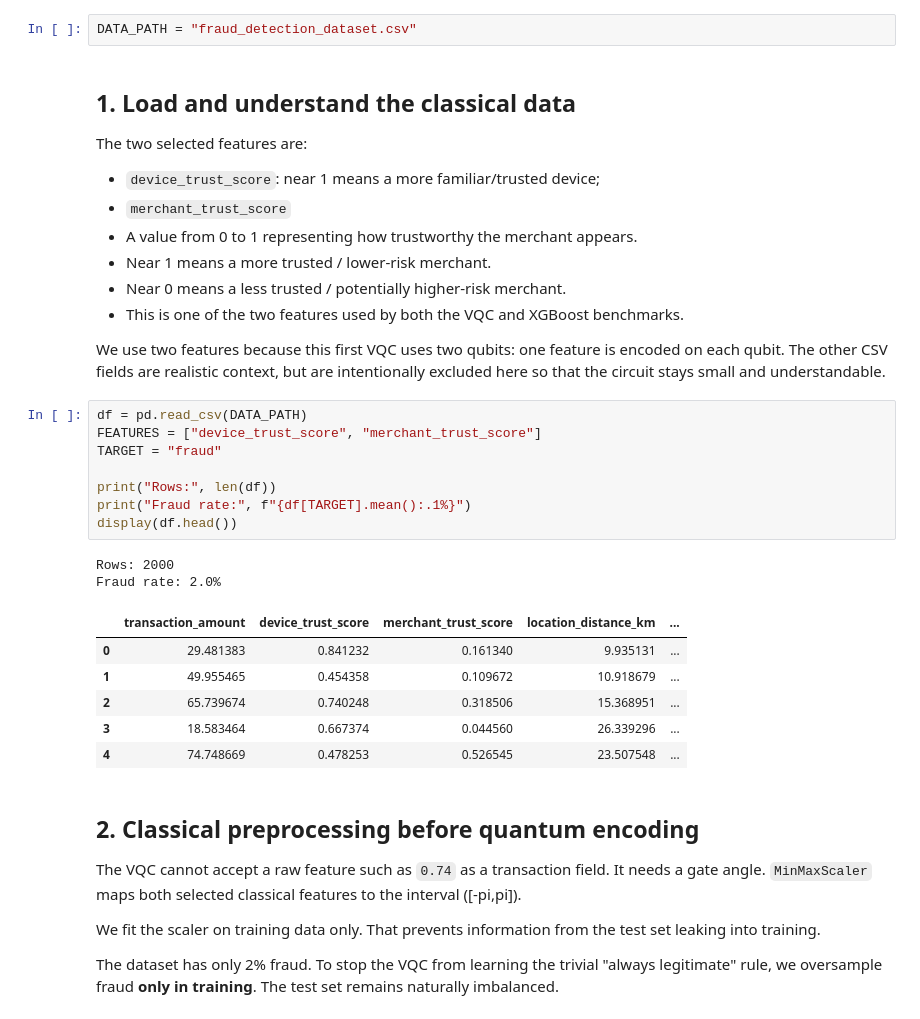
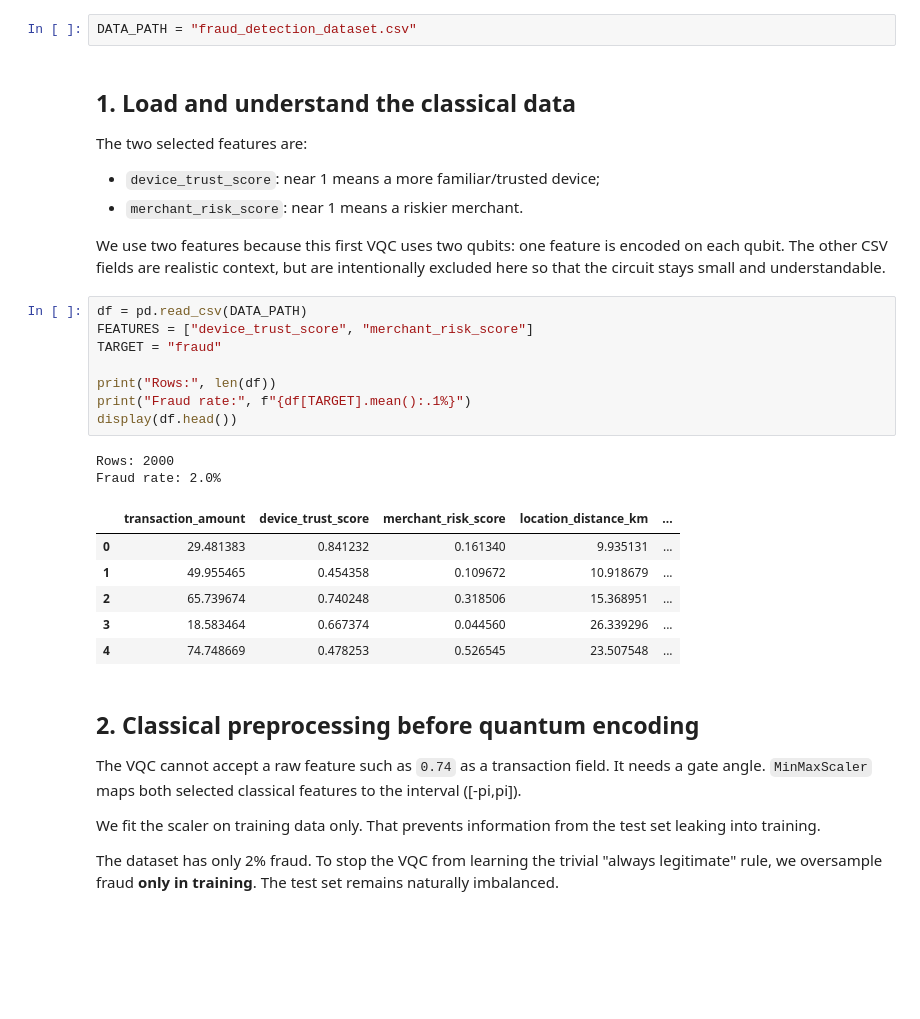
Before and after one commit to asmitaece88/quantum_codes, a Jupyter notebook: Hybrid_classification/quantum_vqc_fraud_detection.ipynb, the cells around one changed output. Drawn from its saved outputs; the diff is of its cells as text; blank space fills up the shorter version.

```diff
--- a/Hybrid_classification/quantum_vqc_fraud_detection.ipynb
+++ b/Hybrid_classification/quantum_vqc_fraud_detection.ipynb
@@ -46,25 +75,21 @@ DATA_PATH = "fraud_detection_dataset.csv"
 The two selected features are:
 
 - `device_trust_score`: near 1 means a more familiar/trusted device;
-- `merchant_trust_score`
-- A value from 0 to 1 representing how trustworthy the merchant appears.
-- Near 1 means a more trusted / lower-risk merchant.
-- Near 0 means a less trusted / potentially higher-risk merchant.
-- This is one of the two features used by both the VQC and XGBoost benchmarks.
+- `merchant_risk_score`: near 1 means a riskier merchant.
 
 We use two features because this first VQC uses two qubits: one feature is encoded on each qubit. The other CSV fields are realistic context, but are intentionally excluded here so that the circuit stays small and understandable.
 # %%
 df = pd.read_csv(DATA_PATH)
-FEATURES = ["device_trust_score", "merchant_trust_score"]
+FEATURES = ["device_trust_score", "merchant_risk_score"]
 TARGET = "fraud"
 
 print("Rows:", len(df))
 print("Fraud rate:", f"{df[TARGET].mean():.1%}")
 display(df.head())
 # %% [output]
 Rows: 2000
 Fraud rate: 2.0%
-|  | transaction_amount | device_trust_score | merchant_trust_score | location_distance_km | ... |
+|  | transaction_amount | device_trust_score | merchant_risk_score | location_distance_km | ... |
 | 0 | 29.481383 | 0.841232 | 0.161340 | 9.935131 | ... |
 | 1 | 49.955465 | 0.454358 | 0.109672 | 10.918679 | ... |
 | 2 | 65.739674 | 0.740248 | 0.318506 | 15.368951 | ... |
```
Also changed, not shown: parts of 25 cells of this notebook.
